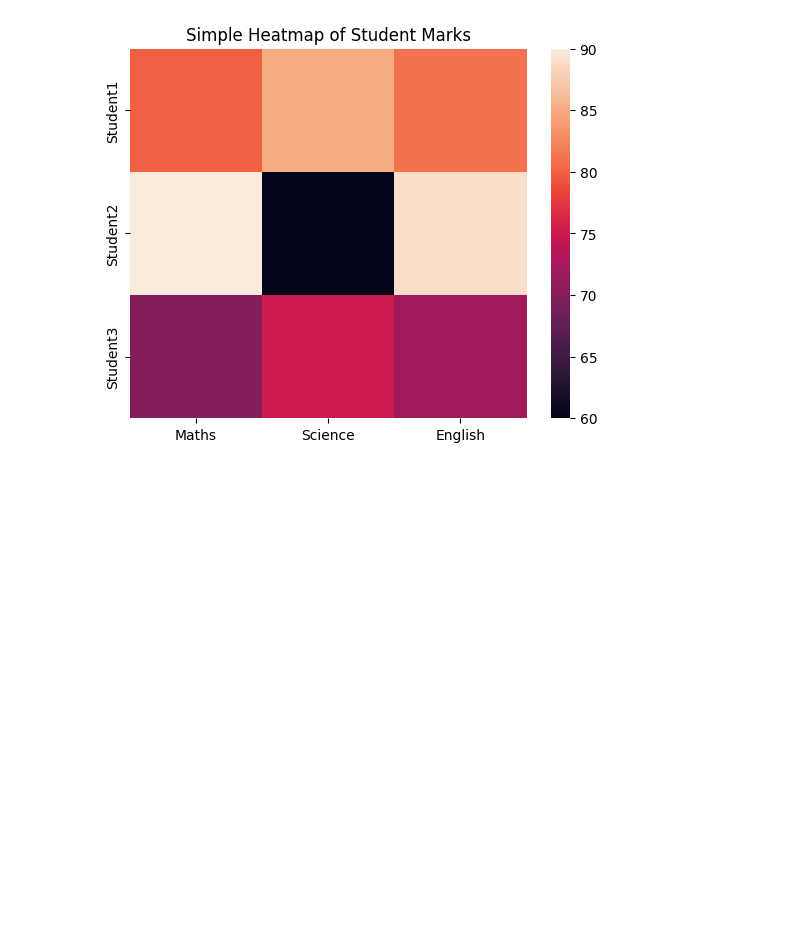
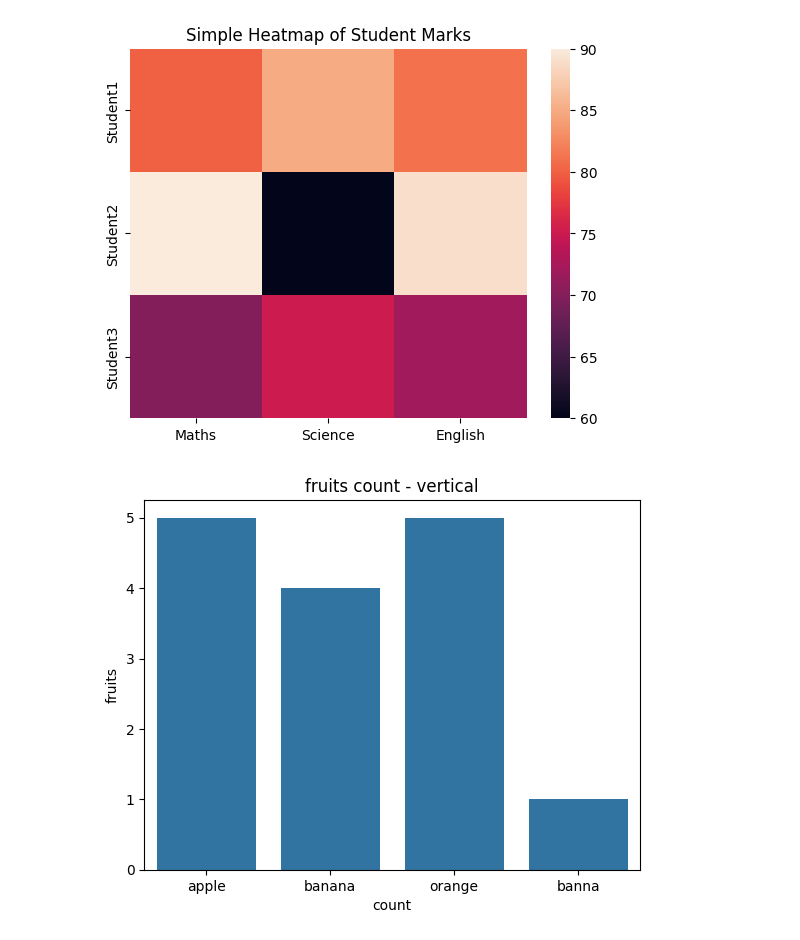
Before and after one commit to arunrajput1836-ui/data-visualization-, a Jupyter notebook: matplotlib.ipynb, the cells around one changed output. Saved outputs shown, nothing was run; the diff lists cells and outputs as text; code cells hidden in the pictures; blank space fills up the shorter version.

```diff
--- a/matplotlib.ipynb
+++ b/matplotlib.ipynb
@@ -211,3 +211,17 @@ plt.title("Simple Heatmap of Student Marks")
 plt.show()
 # %% [output]
 [figure]
+# %%
+#count plot
+import matplotlib.pyplot as plt
+import seaborn as sns
+
+# custom data
+fruits = ['apple','banana','orange','apple','banana','orange','banna','orange','apple','apple','banana','orange','apple','banana','orange']
+sns.countplot(x=fruits)
+plt.title("fruits count - vertical")
+plt.ylabel("fruits")
+plt.xlabel("count")
+plt.show()
+# %% [output]
+[figure, added]
```
